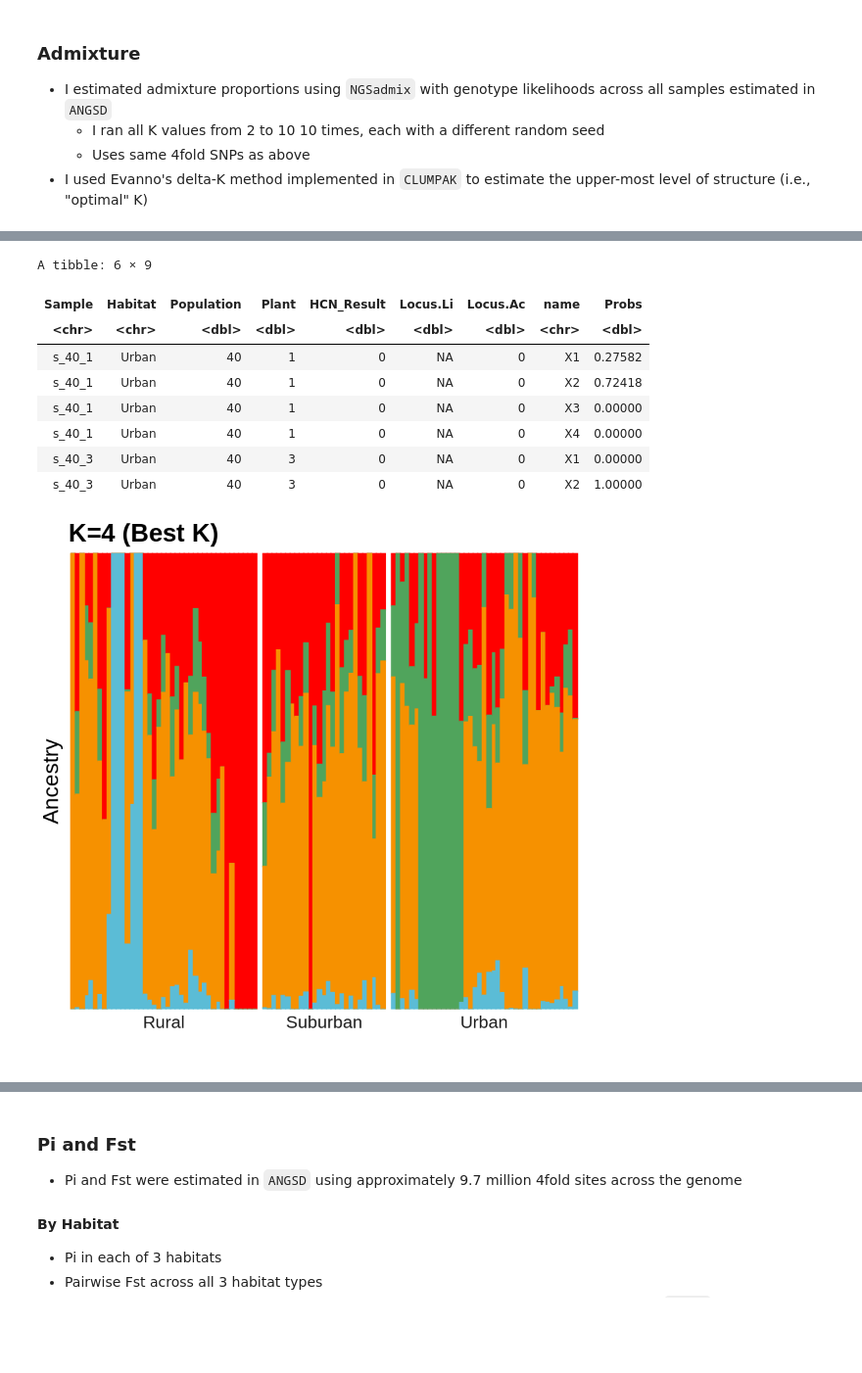
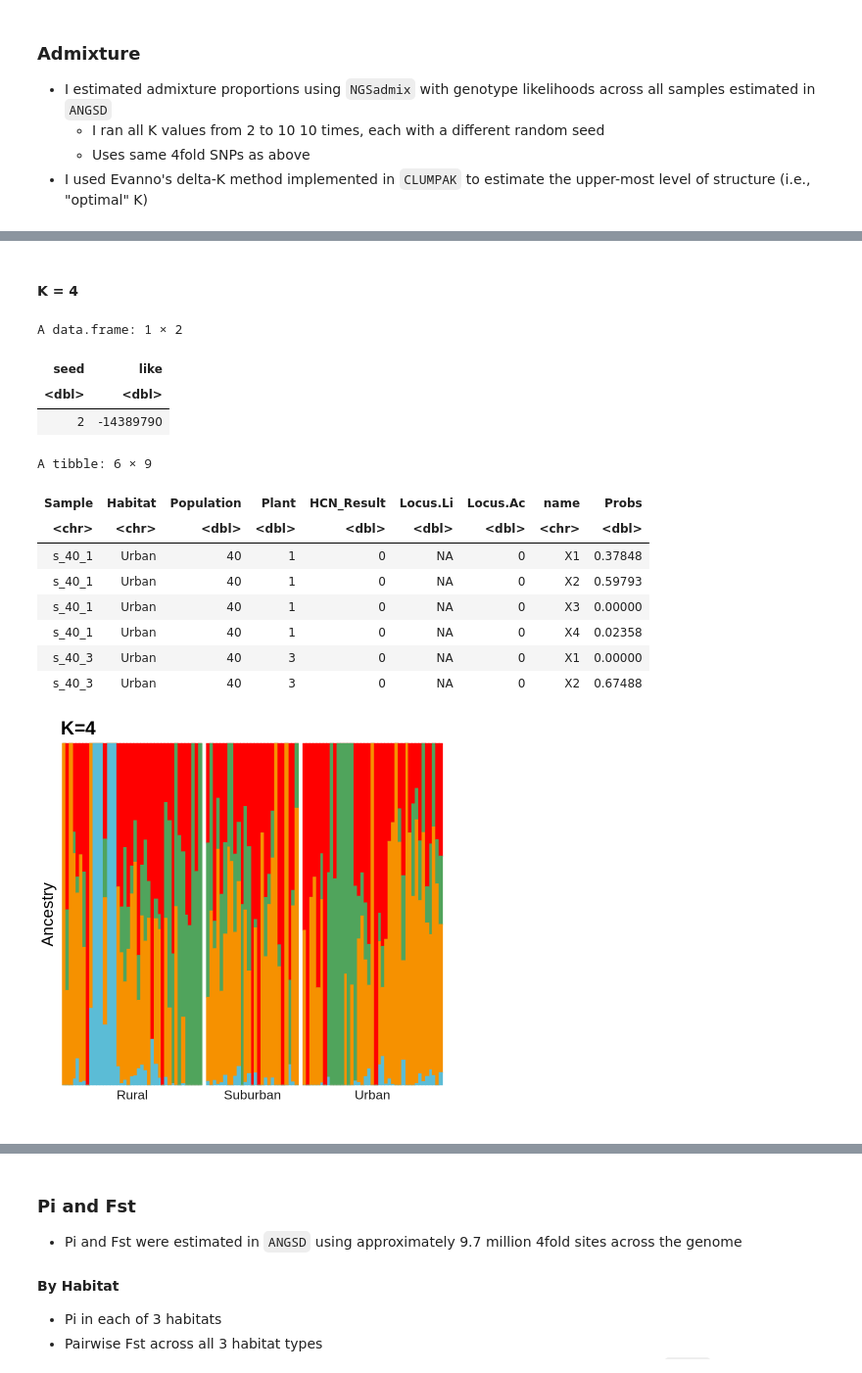
Before and after one commit to James-S-Santangelo/toronto_gwsd, a Jupyter notebook: genomics/notebooks/population_structure.r.ipynb, the cells around one changed output, grey strips where cells are left out. Shown at 98% size. Saved outputs shown, nothing was run; the diff lists cells and outputs as text; code cells hidden in the pictures; blank space fills up the shorter version.

```diff
--- a/genomics/notebooks/population_structure.r.ipynb
+++ b/genomics/notebooks/population_structure.r.ipynb
@@ -289,6 +339,20 @@ A data.frame: 1 × 2
+# %% [markdown]
+#### K = 4
+# %%
+ngsadmix_inpath <- paste0(results_prefix, 'population_structure/ngsadmix/K4/')
+like_df <- list.files(ngsadmix_inpath, pattern = '*.log', full.names = TRUE) %>%
+    map_dfr(., load_ngsadmix_log)
+# Get lowest likelihood for plotting
+like_df %>%
+    filter(like == min(like))
+# %% [output]
+A data.frame: 1 × 2
+| seed | like |
+| <dbl> | <dbl> |
+| 2 | -14389790 |
 # %%
 # Load admixture results for seed with lowest log likelihood
-admix_results <- paste0(results_prefix, 'population_structure/ngsadmix/K4/ngsadmix_4fold_maf0.05_K4_seed6.qopt')
+admix_results <- paste0(results_prefix, 'population_structure/ngsadmix/K4/ngsadmix_4fold_maf0.05_K4_seed2.qopt')
 admix <- suppressMessages(read_delim(admix_results, col_names = FALSE, delim = " ")) %>%
     dplyr::select(-X5) %>%
     bind_cols(., samples) %>%
@@ -299,35 +363,35 @@ head(admix)
 A tibble: 6 × 9
 | Sample | Habitat | Population | Plant | HCN_Result | Locus.Li | Locus.Ac | name | Probs |
 | <chr> | <chr> | <dbl> | <dbl> | <dbl> | <dbl> | <dbl> | <chr> | <dbl> |
-| s_40_1 | Urban | 40 | 1 | 0 | NA | 0 | X1 | 0.27582 |
-| s_40_1 | Urban | 40 | 1 | 0 | NA | 0 | X2 | 0.72418 |
+| s_40_1 | Urban | 40 | 1 | 0 | NA | 0 | X1 | 0.37848 |
+| s_40_1 | Urban | 40 | 1 | 0 | NA | 0 | X2 | 0.59793 |
 | s_40_1 | Urban | 40 | 1 | 0 | NA | 0 | X3 | 0.00000 |
-| s_40_1 | Urban | 40 | 1 | 0 | NA | 0 | X4 | 0.00000 |
+| s_40_1 | Urban | 40 | 1 | 0 | NA | 0 | X4 | 0.02358 |
 | s_40_3 | Urban | 40 | 3 | 0 | NA | 0 | X1 | 0.00000 |
-| s_40_3 | Urban | 40 | 3 | 0 | NA | 0 | X2 | 1.00000 |
+| s_40_3 | Urban | 40 | 3 | 0 | NA | 0 | X2 | 0.67488 |
 # %%
 cols_admix <- wes_palette("Darjeeling1", n = 4, type = 'continuous')
 admix_plot_K4 <-
   ggplot(admix, aes(factor(Sample), Probs, fill = factor(name), color = factor(name))) +
   geom_col(width=1) +
   facet_grid(~fct_relevel(Habitat,'Rural', 'Suburban', 'Urban'), switch = "x", scales = "free", space = "free") +
-  theme_minimal() + labs(x = "", title = "K=4 (Best K)", y = "Ancestry") +
+  theme_minimal() + labs(x = "", title = "K=4", y = "Ancestry") +
   scale_y_continuous(expand = c(0, 0)) +
   scale_x_discrete(expand = expansion(add = 1)) +
   scale_fill_manual(values = cols_admix) +
   scale_color_manual(values = cols_admix) +
   theme(
     legend.position = 'none',
     panel.spacing.x = unit(0.1, "lines"),
     axis.text.x = element_blank(),
     panel.grid = element_blank(),
     axis.text = element_text(size=16),
     axis.title = element_text(size=20),
     strip.text.x = element_text(size = 16),
     plot.title = element_text(size = 23, face = 'bold'),
     axis.text.y = element_blank()
   )
 admix_plot_K4
 # %% [output]
-[figure, old version]
+[figure, new version]
 # %%
```
Also changed, not shown: parts of 43 cells of this notebook, 1 other file.
